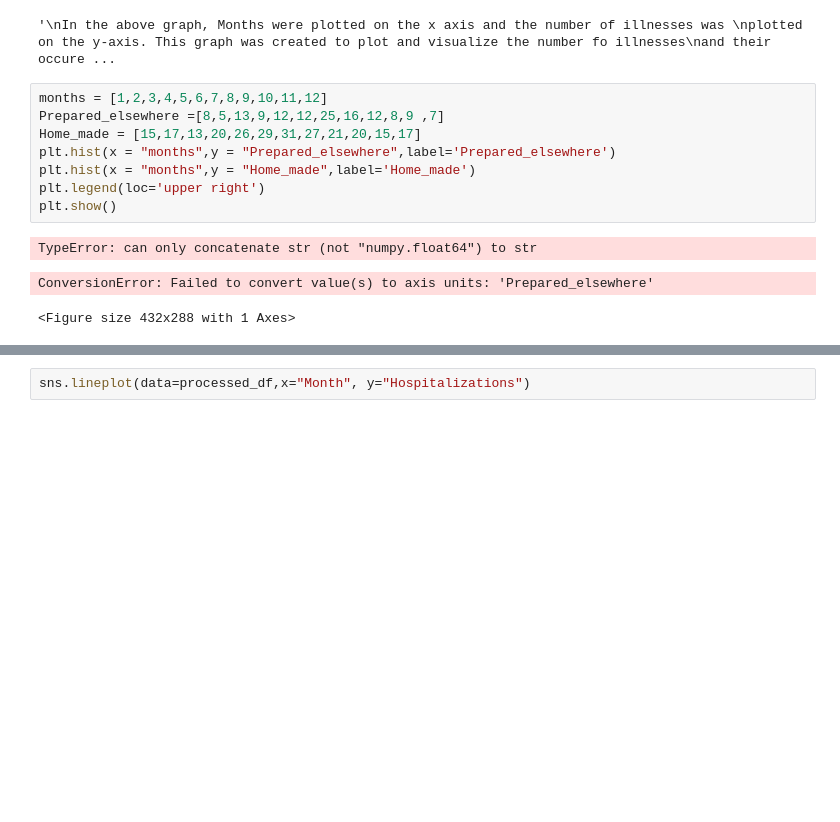
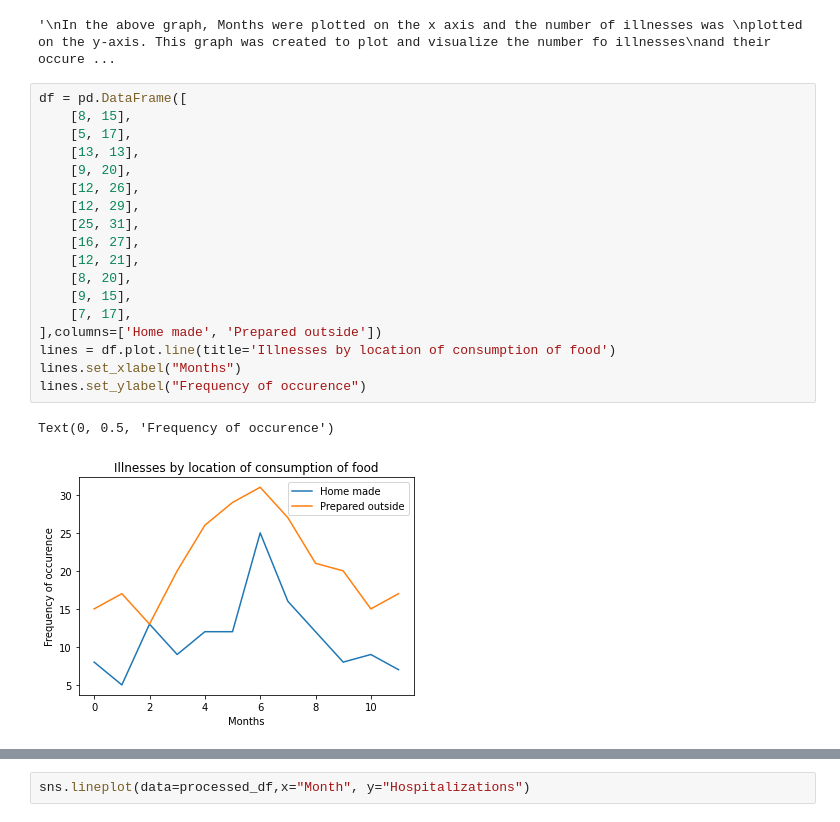
Before and after one commit to data301-2021-summer2/Data-Analysis-, a Jupyter notebook: analysis/person1/Milestone2.ipynb, the cells around one changed output, grey strips where cells are left out. Drawn from its saved outputs; the diff is of its cells as text; blank space fills up the shorter version.

```diff
--- a/analysis/person1/Milestone2.ipynb
+++ b/analysis/person1/Milestone2.ipynb
@@ -279,14 +279,23 @@ and their occurences in various months.
 # %% [output]
 '\nIn the above graph, Months were plotted on the x axis and the number of illnesses was \nplotted on the y-axis. This graph was created to plot and visualize the number fo illnesses\nand their occure ...
 # %%
-months = [1,2,3,4,5,6,7,8,9,10,11,12]
-Prepared_elsewhere =[8,5,13,9,12,12,25,16,12,8,9 ,7]
-Home_made = [15,17,13,20,26,29,31,27,21,20,15,17]
-plt.hist(x = "months",y = "Prepared_elsewhere",label='Prepared_elsewhere')
-plt.hist(x = "months",y = "Home_made",label='Home_made')
-plt.legend(loc='upper right')
-plt.show()
+df = pd.DataFrame([
+    [8, 15],
+    [5, 17],
+    [13, 13],
+    [9, 20],
+    [12, 26],
+    [12, 29],
+    [25, 31],
+    [16, 27],
+    [12, 21],
+    [8, 20],
+    [9, 15],
+    [7, 17],
+],columns=['Home made', 'Prepared outside'])
+lines = df.plot.line(title='Illnesses by location of consumption of food')
+lines.set_xlabel("Months")
+lines.set_ylabel("Frequency of occurence")
 # %% [output]
-TypeError: can only concatenate str (not "numpy.float64") to str
+Text(0, 0.5, 'Frequency of occurence')
-ConversionError: Failed to convert value(s) to axis units: 'Prepared_elsewhere'
-<Figure size 432x288 with 1 Axes>
+[figure, added]
```
Also changed, not shown: parts of 4 cells of this notebook.
